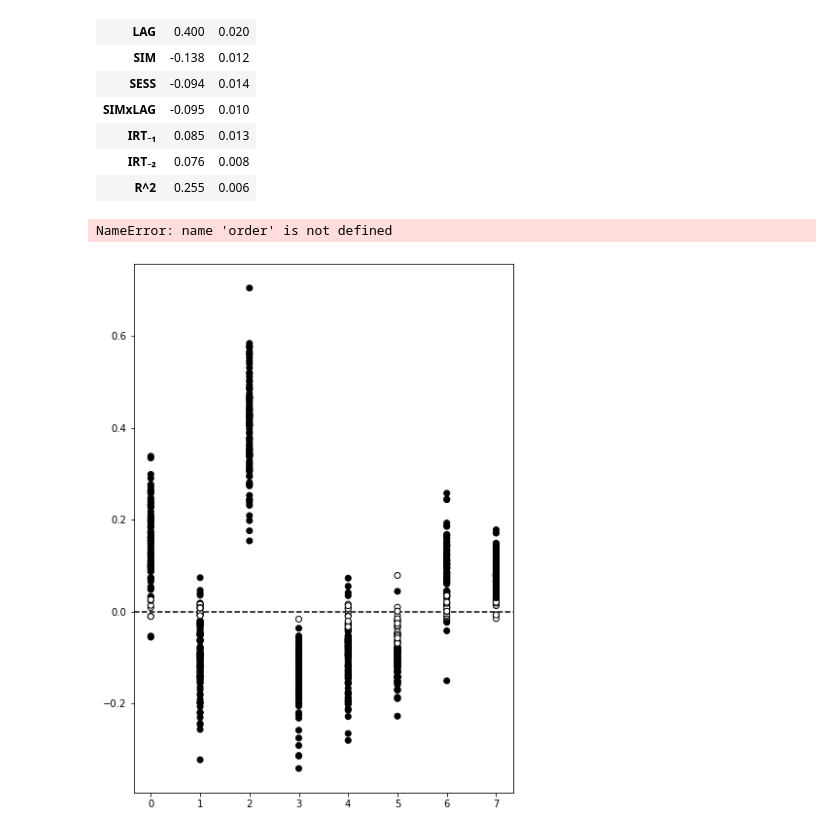
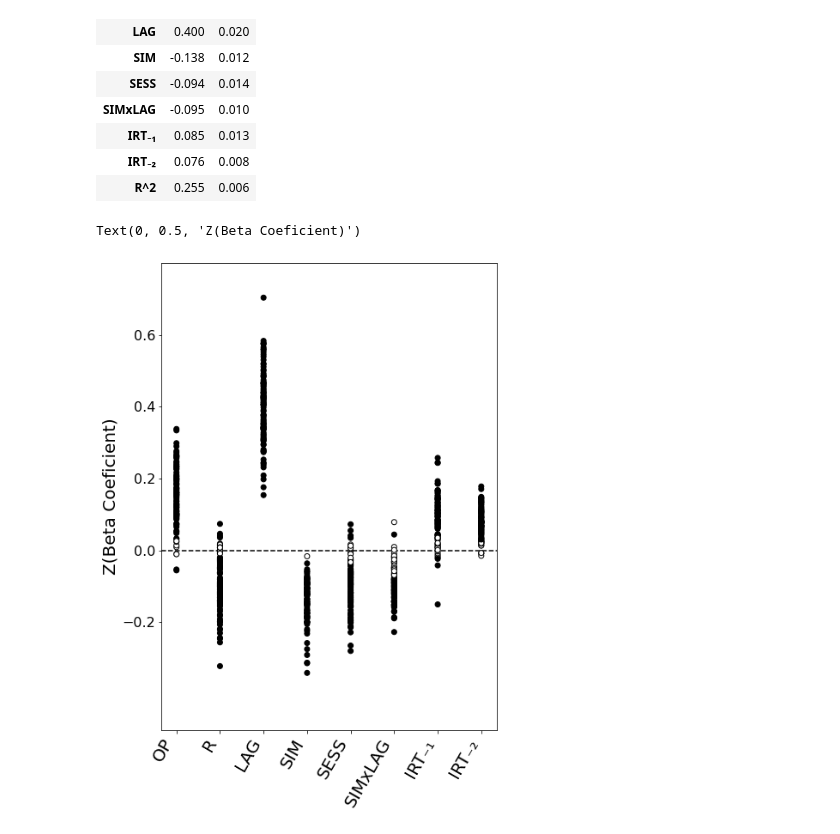
Before and after one commit to shaigoldman/IRT_git, a Jupyter notebook: CodeBase/BetaDists.ipynb, the cells around one changed output. Cells and saved outputs as stored; diff of their text form; code cells hidden in the pictures.

Commit message:
Some variable name changes and comments added

```diff
--- a/CodeBase/BetaDists.ipynb
+++ b/CodeBase/BetaDists.ipynb
@@ -28,15 +30,6 @@ def abbrv(beta):
     return beta
 # %%
 sd = 3
-# %%
-# get behavioral data for ltpFR2 all subjects
-if ON_RHINO:
-    path = '/data/eeg/scalp/ltp/ltpFR2/behavioral/data/'
-    files = [f for f in glob(path+'beh_data_LTP*.json') if 'incomplete' not in f]
-    subjs = ['LTP'+file.split('LTP')[1].replace('.json', '') for file in files]
-else:
-    path = './data/*'
-    subjs = [f.split('/')[-1] for f in glob(path)]
 # %%
 def get_betas(subjs, **kwargs):
     """Returns all betas, pvals and r^2s for the subjects given. """
@@ -59,7 +52,7 @@ def relabel_betas(betas, pvals):
     pvals = pvals.copy()
     for i in [betas, pvals]:
         i.pop('const')
-        for key in order:
+        for key in BETAS_ORDER:
             i[abbrv(key)] = i.pop(key)
     return betas, pvals
 # %%
@@ -87,17 +80,17 @@ results
 # %%
 fig, axes = plt.subplots(figsize=(7,10))
 
 plt.axhline(0, color='k', linestyle='--', zorder=1)
 
 for i, col in enumerate(betas.columns):
     colors = [(0,0,0) if p < 0.05
               else (1,1,1)
               for p in pvals[col]]
     plt.scatter([i]*len(betas), betas[col], c=colors, edgecolor='k', zorder=10)
-plt.xticks(range(len(order)), [abbrv(i) for i in order], rotation=60, ha='right', fontsize=20)
+plt.xticks(range(len(BETAS_ORDER)), [abbrv(i) for i in BETAS_ORDER], rotation=60, ha='right', fontsize=20)
 plt.yticks(np.arange(-.2,.7, .2), fontsize=16)
-plt.ylim((-1, 1))
+plt.ylim((-.5, .8))
 plt.ylabel('Z(Beta Coeficient)', fontsize=20)
 # %% [output]
-NameError: name 'order' is not defined
+Text(0, 0.5, 'Z(Beta Coeficient)')
-[figure, old version]
+[figure, new version]
```
Also changed, not shown: parts of 1 cell of this notebook, 2 other files.
